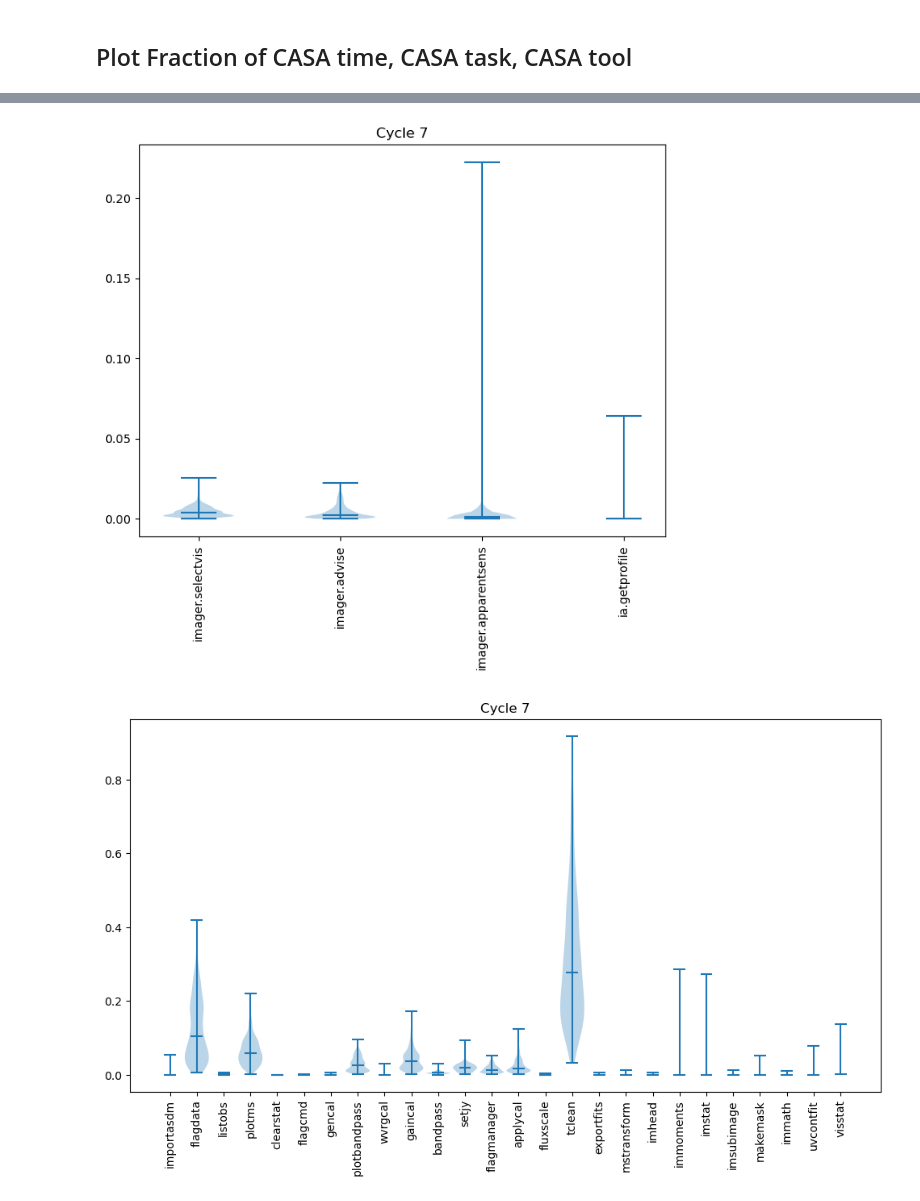
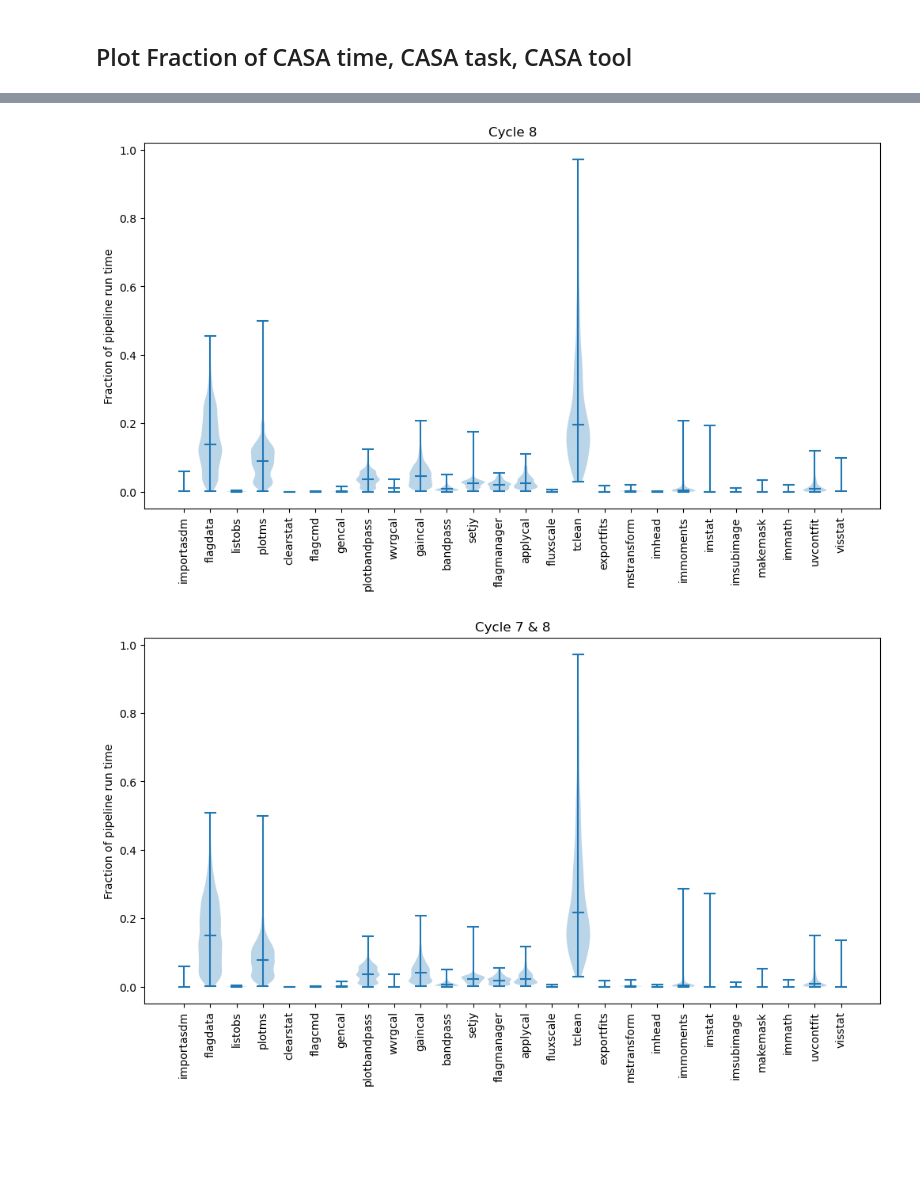
Before and after one commit to aakepley/big-cubes, a Jupyter notebook: PL_CASA_Timing_Breakdown.ipynb, the cells around one changed output, grey strips where cells are left out. Cells and saved outputs as stored; diff of their text form; code cells hidden in the pictures; blank space fills up the shorter version.

Commit message:
updated plots showing pipeline runtime breakdown

```diff
--- a/PL_CASA_Timing_Breakdown.ipynb
+++ b/PL_CASA_Timing_Breakdown.ipynb
@@ -109,0 +39,2 @@ casa_cycle7['importasdm']
+# %%
+casa_cycle8 = parse_logs.convert_to_astropy('data/cycle8_pl_casa_timings_20230124.pkl',dump_rows=['uid://A001/X1590/X2da5'])
@@ -146,11 +162,11 @@ parse_logs.plot_casa_task_time(casa_cycle7,plot_title='Cycle 7')
 # %%
 reload(parse_logs)
-parse_logs.plot_casa_tool_time(casa_cycle7,plot_title='Cycle 7')
+parse_logs.plot_casa_task_time(casa_cycle8,plot_title='Cycle 8')
 # %% [output]
-[figure, old version]
+[figure, new version]
 # %%
 reload(parse_logs)
-idx = casa_cycle7['casaversion'] != '5.6.1-8'
-parse_logs.plot_casa_task_time(casa_cycle7[idx],plot_title='Cycle 7')
+parse_logs.plot_casa_task_time(casa_db,plot_title='Cycle 7 & 8',
+                               figname='plots_pl/casa_task_breakdown_cycle7_cycle8.png')
 # %% [output]
-[figure, old version]
+[figure, new version]
```
Also changed, not shown: parts of 43 cells of this notebook, 1 other file.
